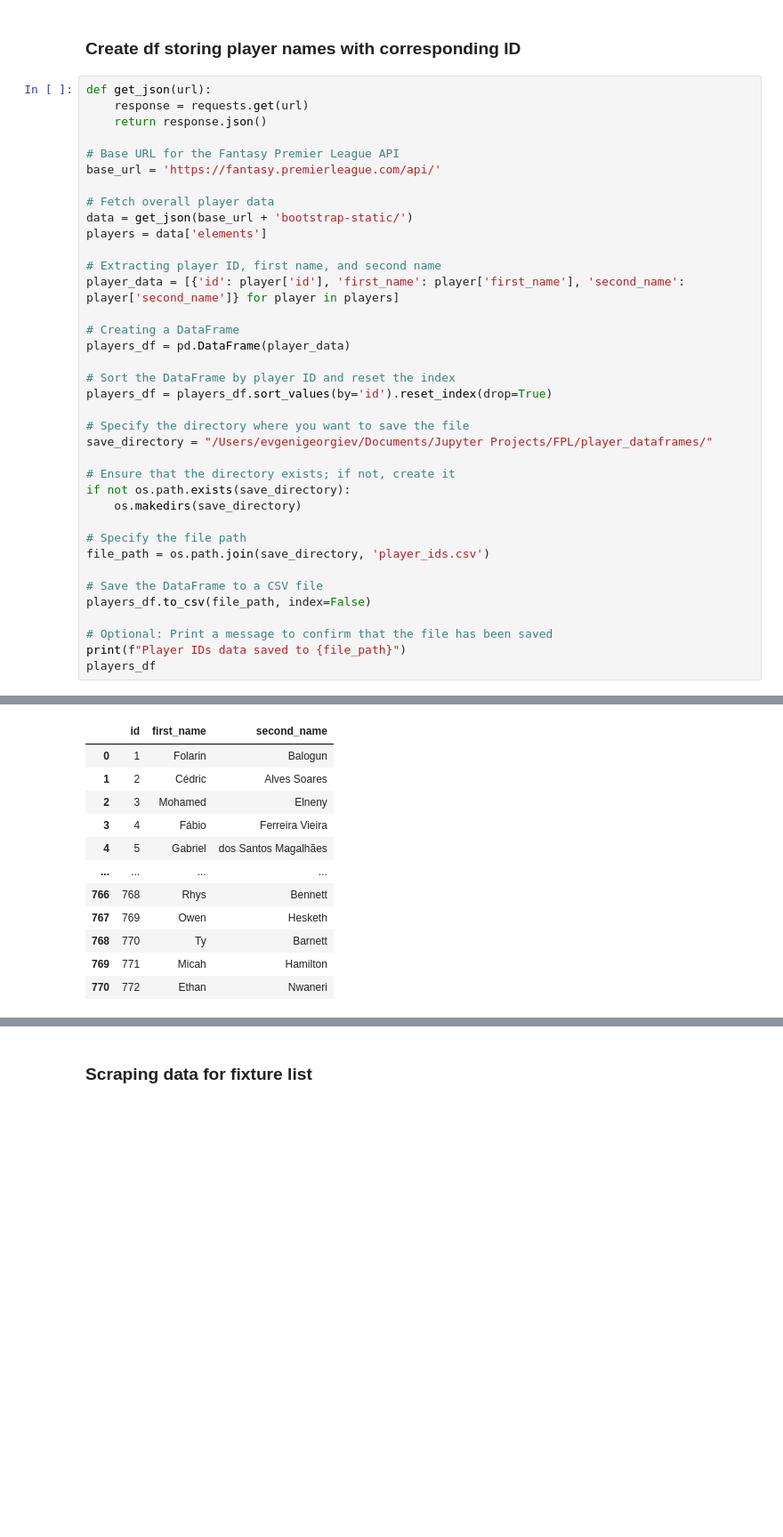
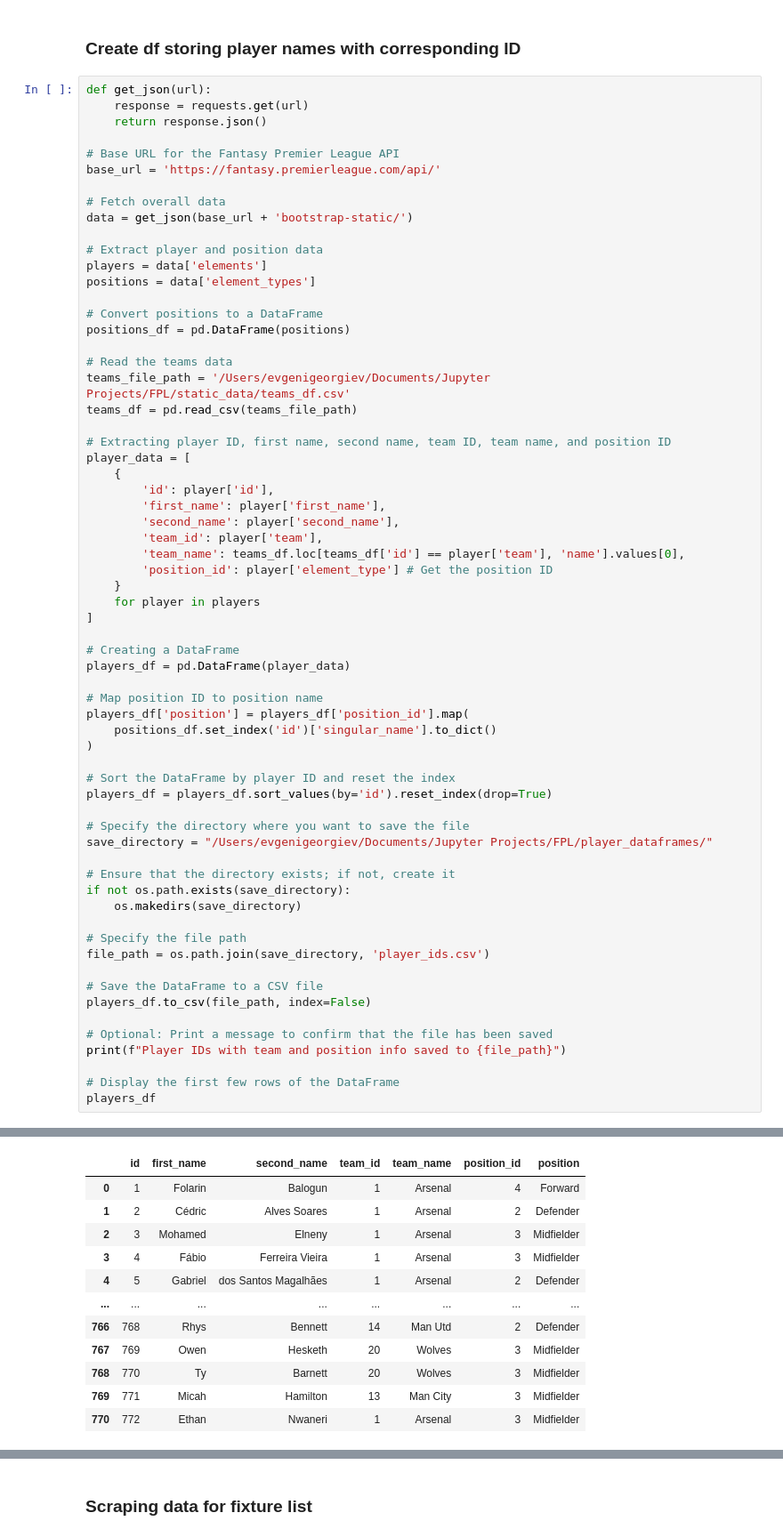
Before and after one commit to evgeni-g-georgiev/FPLproject, a Jupyter notebook: web_scraping.ipynb, the cells around one changed output, grey strips where cells are left out. Shown at 89% size. Saved outputs shown, nothing was run; the diff lists cells and outputs as text; blank space fills up the shorter version.

Commit message:
some changes to scraping of players_df dataframe. now includes team and player position data

```diff
--- a/web_scraping.ipynb
+++ b/web_scraping.ipynb
@@ -117,15 +117,40 @@ def get_json(url):
 # Base URL for the Fantasy Premier League API
 base_url = 'https://fantasy.premierleague.com/api/'
 
-# Fetch overall player data
+# Fetch overall data
 data = get_json(base_url + 'bootstrap-static/')
+
+# Extract player and position data
 players = data['elements']
+positions = data['element_types']
 
-# Extracting player ID, first name, and second name
-player_data = [{'id': player['id'], 'first_name': player['first_name'], 'second_name': player['second_name']} for player in players]
+# Convert positions to a DataFrame
+positions_df = pd.DataFrame(positions)
+
+# Read the teams data
+teams_file_path = '/Users/evgenigeorgiev/Documents/Jupyter Projects/FPL/static_data/teams_df.csv'
+teams_df = pd.read_csv(teams_file_path)
+
+# Extracting player ID, first name, second name, team ID, team name, and position ID
+player_data = [
+    {
+        'id': player['id'],
+        'first_name': player['first_name'],
+        'second_name': player['second_name'],
+        'team_id': player['team'],
+        'team_name': teams_df.loc[teams_df['id'] == player['team'], 'name'].values[0],
+        'position_id': player['element_type'] # Get the position ID
+    }
+    for player in players
+]
 
 # Creating a DataFrame
 players_df = pd.DataFrame(player_data)
+
+# Map position ID to position name
+players_df['position'] = players_df['position_id'].map(
+    positions_df.set_index('id')['singular_name'].to_dict()
+)
 
 # Sort the DataFrame by player ID and reset the index
 players_df = players_df.sort_values(by='id').reset_index(drop=True)
@@ -144,6 +169,8 @@ file_path = os.path.join(save_directory, 'player_ids.csv')
 players_df.to_csv(file_path, index=False)
 
 # Optional: Print a message to confirm that the file has been saved
-print(f"Player IDs data saved to {file_path}")
+print(f"Player IDs with team and position info saved to {file_path}")
+
+# Display the first few rows of the DataFrame
 players_df
 # %% [output]
@@ -151,12 +178,12 @@ Player IDs data saved to /Users/evgenigeorgiev/Documents/Jupyter Projects/FPL/pl
-|  | id | first_name | second_name |
-| 0 | 1 | Folarin | Balogun |
-| 1 | 2 | Cédric | Alves Soares |
-| 2 | 3 | Mohamed | Elneny |
-| 3 | 4 | Fábio | Ferreira Vieira |
-| 4 | 5 | Gabriel | dos Santos Magalhães |
-| ... | ... | ... | ... |
-| 766 | 768 | Rhys | Bennett |
-| 767 | 769 | Owen | Hesketh |
-| 768 | 770 | Ty | Barnett |
-| 769 | 771 | Micah | Hamilton |
-| 770 | 772 | Ethan | Nwaneri |
+|  | id | first_name | second_name | team_id | team_name | position_id | position |
+| 0 | 1 | Folarin | Balogun | 1 | Arsenal | 4 | Forward |
+| 1 | 2 | Cédric | Alves Soares | 1 | Arsenal | 2 | Defender |
+| 2 | 3 | Mohamed | Elneny | 1 | Arsenal | 3 | Midfielder |
+| 3 | 4 | Fábio | Ferreira Vieira | 1 | Arsenal | 3 | Midfielder |
+| 4 | 5 | Gabriel | dos Santos Magalhães | 1 | Arsenal | 2 | Defender |
+| ... | ... | ... | ... | ... | ... | ... | ... |
+| 766 | 768 | Rhys | Bennett | 14 | Man Utd | 2 | Defender |
+| 767 | 769 | Owen | Hesketh | 20 | Wolves | 3 | Midfielder |
+| 768 | 770 | Ty | Barnett | 20 | Wolves | 3 | Midfielder |
+| 769 | 771 | Micah | Hamilton | 13 | Man City | 3 | Midfielder |
+| 770 | 772 | Ethan | Nwaneri | 1 | Arsenal | 3 | Midfielder |
```
Also changed, not shown: parts of 1 cell of this notebook.
